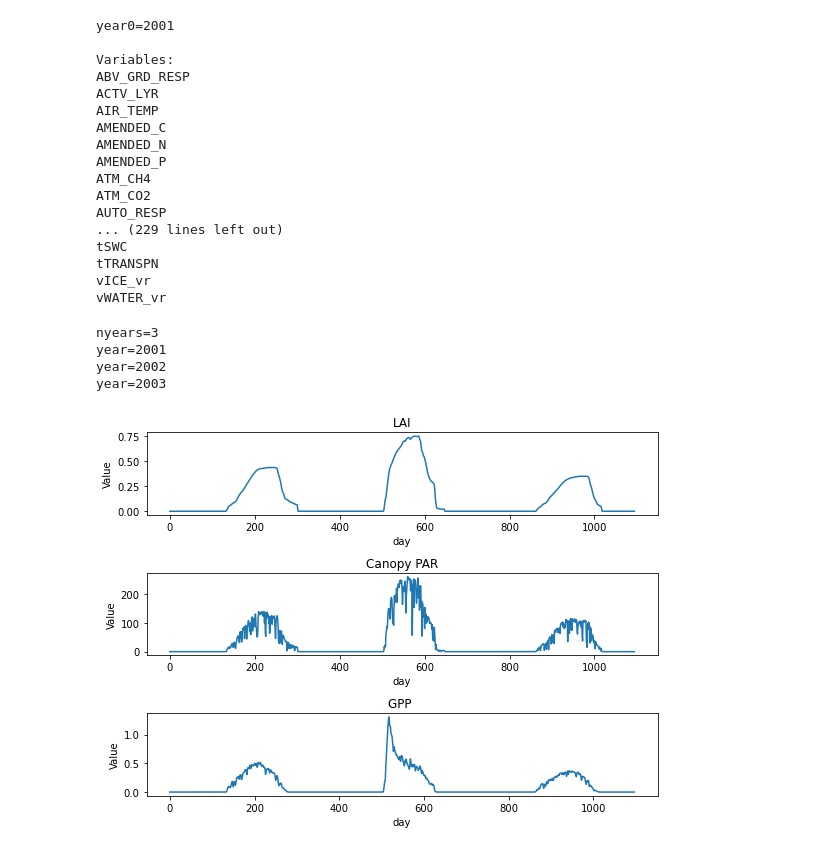
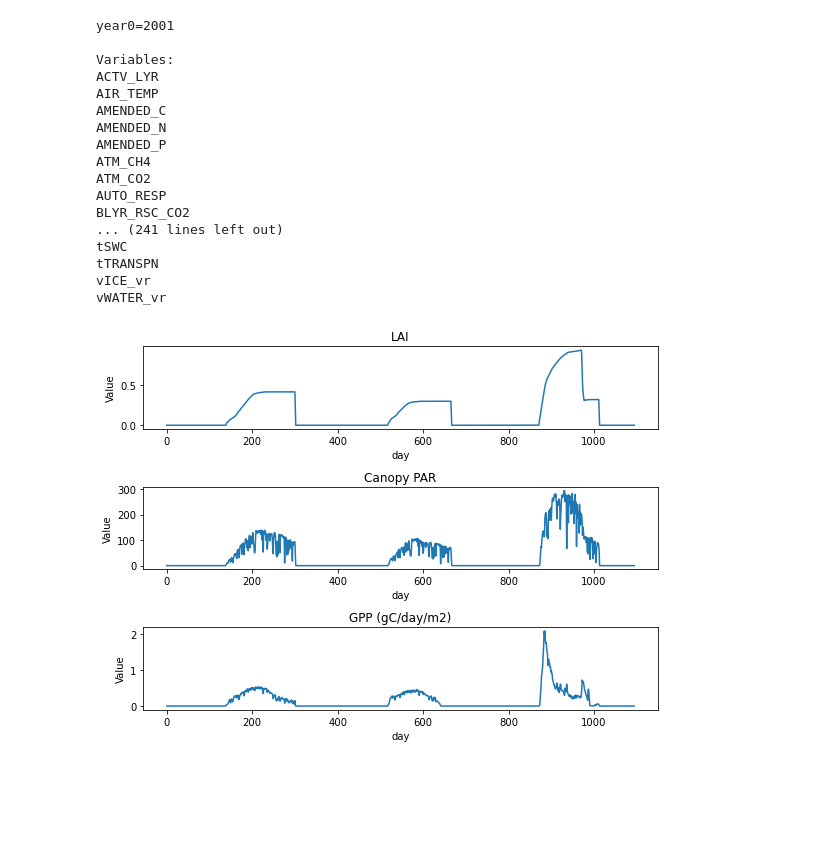
Before and after one commit to jinyun1tang/EcoSIM, a Jupyter notebook: examples/run_dir/jupyter_notebook/dryland_visual.ipynb, the cells around one changed output. Drawn from its saved outputs; the diff is of its cells as text; code cells hidden in the pictures; blank space fills up the shorter version.

```diff
--- a/examples/run_dir/jupyter_notebook/dryland_visual.ipynb
+++ b/examples/run_dir/jupyter_notebook/dryland_visual.ipynb
@@ -7,7 +7,7 @@ import numpy as np
 import matplotlib.pyplot as plt
 import VisualLib as VSLib
 # %%
-ncfile='../dryland/dryland_maize.ecosim.h0.2001-01-02-00000.nc'
+ncfile='../dryland/dryland_maize.ecosim.h0.2001-01-01-00000.nc'
 
 year0=VSLib.get_hist_yr(ncfile)
 # Open the NetCDF file
@@ -20,7 +20,6 @@ for var_name in nc_file.variables:
 year0=2001
 
 Variables:
-ABV_GRD_RESP
 ACTV_LYR
 AIR_TEMP
 AMENDED_C
@@ -29,7 +28,8 @@ AMENDED_P
 ATM_CH4
 ATM_CO2
 AUTO_RESP
-... (229 lines left out)
+BLYR_RSC_CO2
+... (241 lines left out)
 tSWC
 tTRANSPN
 vICE_vr
@@ -37,39 +37,34 @@ vWATER_vr
 # %%
 numbranch_pft=nc_file.variables['BRANCH_NO'][:]
 maxbrach_pft=np.max(numbranch_pft,axis=0)
 numlivepft=np.sum(maxbrach_pft>0)
-LAI=nc_file.variables['LAI'][:]
+LAI=nc_file.variables['LAI_xstk'][:]
 parcan=nc_file.variables['Canopy_PAR'][:]
 CanGPP=nc_file.variables['CAN_GPP'][:]
 
 fig, axs = plt.subplots(3, 1, figsize=(8, 6))
 
 axs[0].plot(LAI[:,0])
 axs[0].set_xlabel('day')
 axs[0].set_ylabel('Value')
 axs[0].set_title('LAI')
 
 
 axs[1].plot(parcan[:,0])
 axs[1].set_xlabel('day')
 axs[1].set_ylabel('Value')
 axs[1].set_title('Canopy PAR')
 
 cCanGPP=CanGPP[:,0].reshape(-1, 1)
-tCanGPP=VSLib.cumts2ts(cCanGPP,year0)
 
-axs[2].plot(tCanGPP)
+axs[2].plot(cCanGPP*24.)
 axs[2].set_xlabel('day')
 axs[2].set_ylabel('Value')
-axs[2].set_title('GPP ')
+axs[2].set_title('GPP (gC/day/m2)')
 
 # Adjust layout
 plt.tight_layout()
 
 plt.show()
 # %% [output]
-nyears=3
-year=2001
-year=2002
-year=2003
-[figure, old version]
+[figure, new version]
```
Also changed, not shown: 9 other files.
